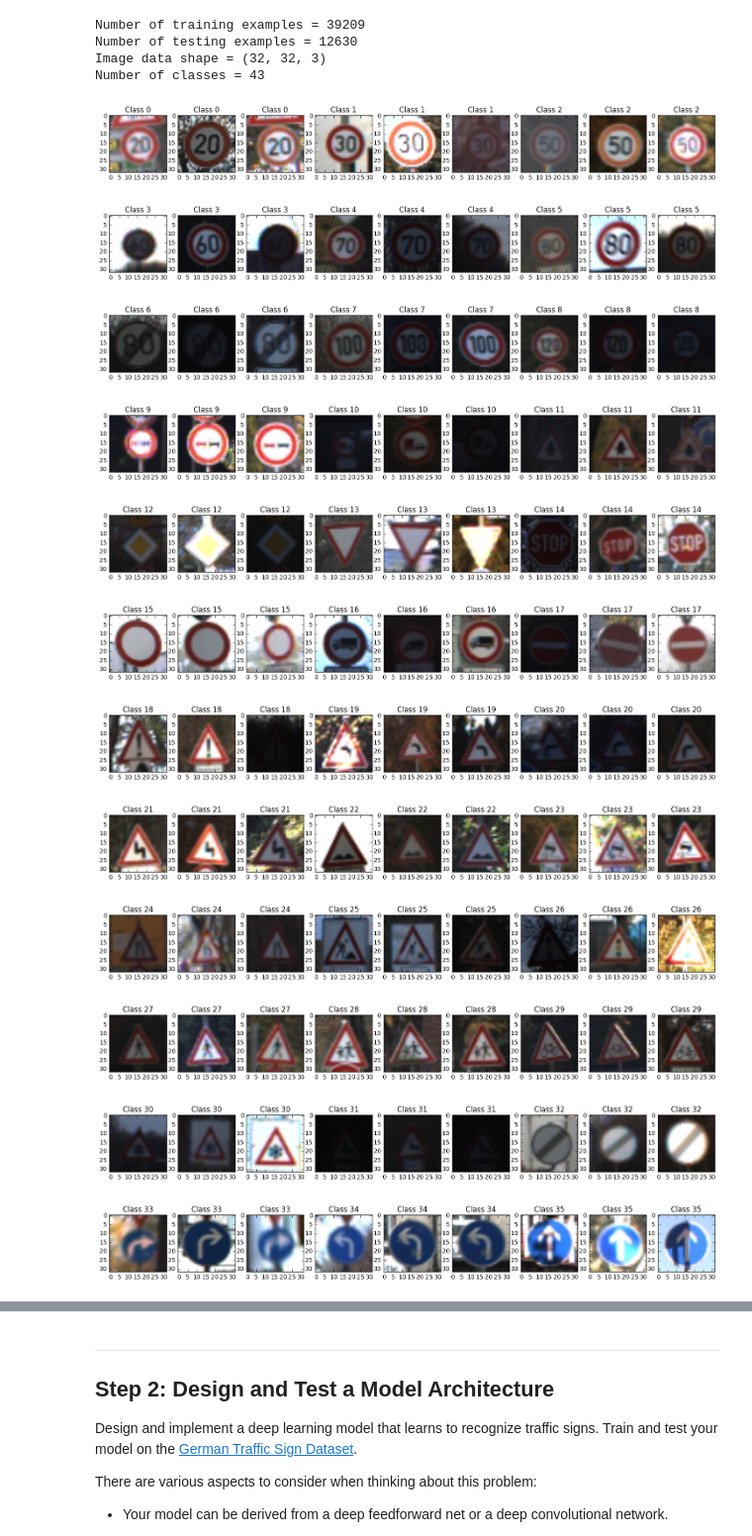
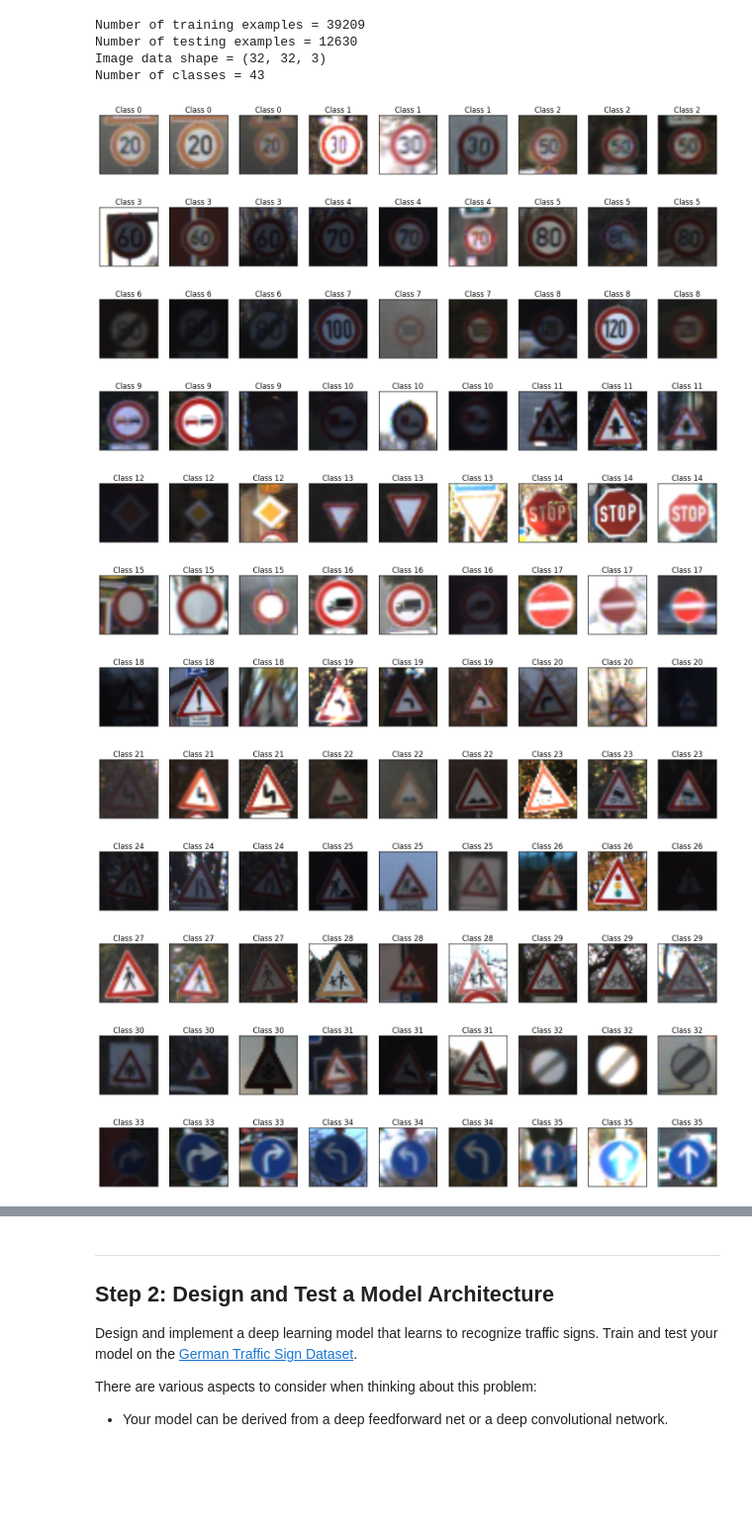
Before and after one commit to bexcite/traffic-signs, a Jupyter notebook: Traffic_Signs_Recognition.ipynb, the cells around one changed output, grey strips where cells are left out. Shown at 99% size. Drawn from its saved outputs; the diff is of its cells as text; code cells hidden in the pictures; blank space fills up the shorter version.

```diff
--- a/Traffic_Signs_Recognition.ipynb
+++ b/Traffic_Signs_Recognition.ipynb
@@ -86,55 +86,36 @@ Number of classes = 43
 # %%
 ### Data exploration visualization goes here.
 ### Feel free to use as many code cells as needed.
 
-def show_images(image1, title1=None, image2=None, title2=None, cmap1=None, cmap2=None):
-    plt.figure(figsize=(18, 18))
-    plt.subplot(1,2,1)
-    if cmap1 is not None:
-        plt.imshow(image1, cmap=cmap1)
-    else:
-        plt.imshow(image1)
-    if title1 is not None:
-            plt.title(title1)
-    if image2 is not None:
-        plt.subplot(1,2,2)
-        if cmap2 is not None:
-            plt.imshow(image2, cmap=cmap2)
-        else:
-            plt.imshow(image2)
-        if title2 is not None:
-            plt.title(title2)
 
-
-
-#sdsd
-
-
+# Show all classes
 num_line = 9
 num_imgs = 3
-
 for c in range(n_classes):
     if c * num_imgs % num_line == 0:
         plt.figure((c * num_imgs) // num_line, figsize=(18, 2))
     s = X_train[y_train == c]
     indices = np.random.randint(0, len(s), num_imgs)
 
     for n, idx in enumerate(indices):
         plot_num = (c * num_imgs) % num_line + n + 1
         plt.subplot(1, num_line, plot_num)
+        cur_axes = plt.gca()
+        cur_axes.axes.get_xaxis().set_ticks([])
+        cur_axes.axes.get_yaxis().set_ticks([])
         plt.imshow(s[idx])
         plt.title('Class %d' % c)
 # %% [output]
-[figure, old version]
+[figure, new version]
-[figure, old version]
+[figure, new version]
-[figure, old version]
+[figure, new version]
-[figure, old version]
+[figure, new version]
-[figure, old version]
+[figure, new version]
-[figure, old version]
+[figure, new version]
-[figure, old version]
+[figure, new version]
-[figure, old version]
+[figure, new version]
-[figure, old version]
+[figure, new version]
-[figure, old version]
+[figure, new version]
-[figure, old version]
+[figure, new version]
-[figure, old version]
+[figure, new version]
 ... (3 outputs left out)
```
Also changed, not shown: parts of 3 cells of this notebook, 1 other file.
